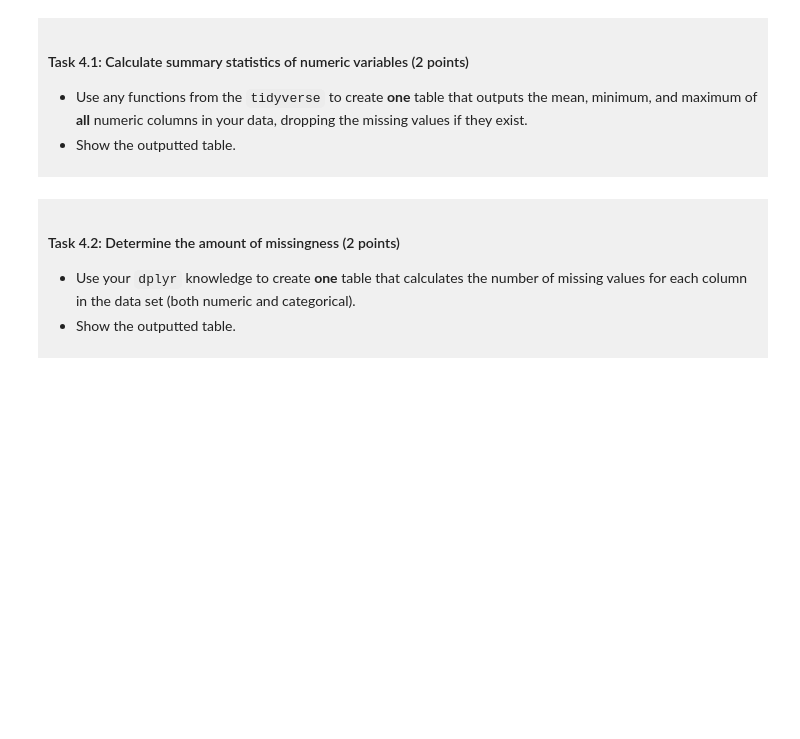
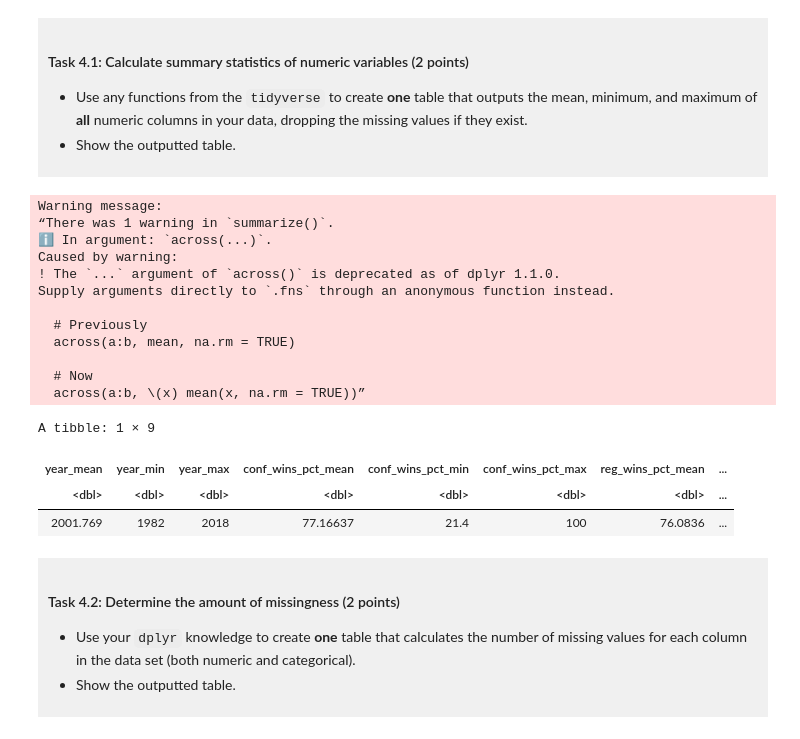
Before and after one commit to bloomoftianzen/dsci-100-project-tiantian-c, a Jupyter notebook: dsci-100-project-notebook.ipynb, the cells around one changed output. Cells and saved outputs as stored; diff of their text form; code cells hidden in the pictures; blank space fills up the shorter version.

```diff
--- a/dsci-100-project-notebook.ipynb
+++ b/dsci-100-project-notebook.ipynb
@@ -257,7 +266,29 @@ You will refine your research question (if needed) and produce a tidy data set.
 
 </div>
 # %%
-### EDIT THIS CODE CELL ###
+###
+women_basketball_tidy_data |>
+  summarize(across(where(is.numeric),
+                   list(mean = mean, min = min, max = max),
+                   na.rm = TRUE))
+###
+# %% [output]
+Warning message:
+“There was 1 warning in `summarize()`.
+ℹ In argument: `across(...)`.
+Caused by warning:
+! The `...` argument of `across()` is deprecated as of dplyr 1.1.0.
+Supply arguments directly to `.fns` through an anonymous function instead.
+
+  # Previously
+  across(a:b, mean, na.rm = TRUE)
+
+  # Now
+  across(a:b, \(x) mean(x, na.rm = TRUE))”
+A tibble: 1 × 9
+| year_mean | year_min | year_max | conf_wins_pct_mean | conf_wins_pct_min | conf_wins_pct_max | reg_wins_pct_mean | ... |
+| <dbl> | <dbl> | <dbl> | <dbl> | <dbl> | <dbl> | <dbl> | ... |
+| 2001.769 | 1982 | 2018 | 77.16637 | 21.4 | 100 | 76.0836 | ... |
 # %% [markdown]
 <div style="background-color: #f0f0f0; padding: 10px;">
 
```
Also changed, not shown: parts of 11 cells of this notebook.
